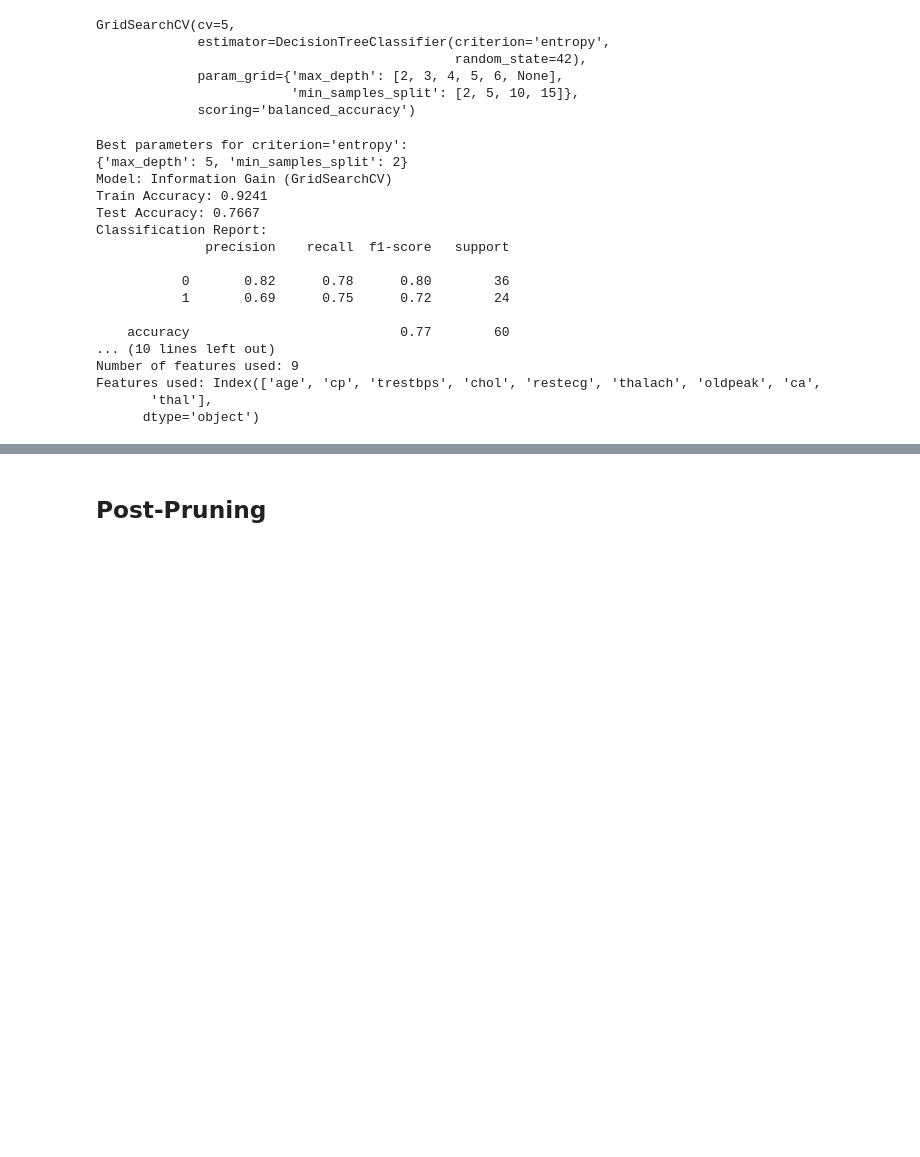
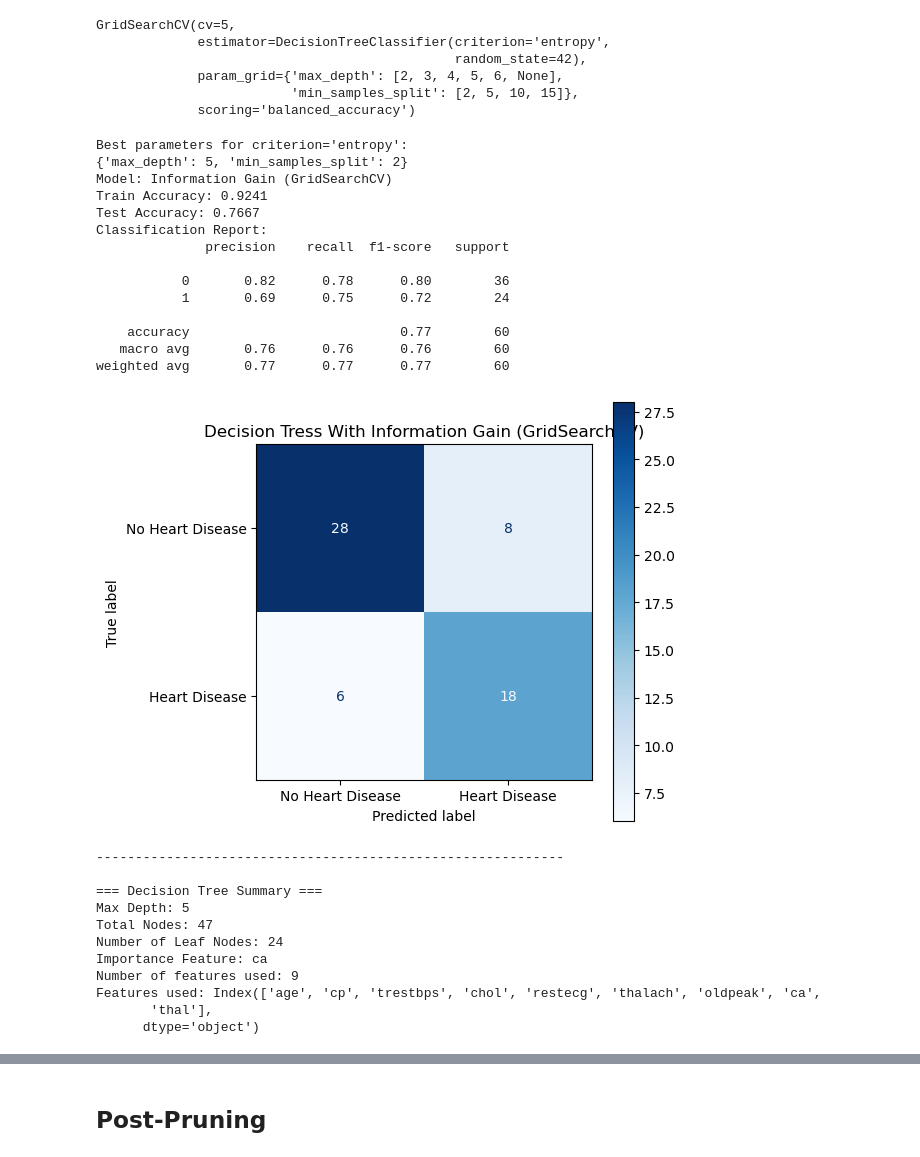
Before and after one commit to virakden/decision-tree-ranfor, a Jupyter notebook: decision-tree.ipynb, the cells around one changed output, grey strips where cells are left out. Saved outputs shown, nothing was run; the diff lists cells and outputs as text; code cells hidden in the pictures; blank space fills up the shorter version.

```diff
--- a/decision-tree.ipynb
+++ b/decision-tree.ipynb
@@ -389,28 +425,37 @@ GridSearchCV(cv=5,
 # %%
 print("Best parameters for criterion='entropy':")
 print(grid_search_entropy.best_params_)
 
-evaluate(grid_search_entropy.best_estimator_, "Information Gain (GridSearchCV)", X_test, y_test)
+evaluate(grid_search_entropy.best_estimator_, "Information Gain (GridSearchCV)", X_test, y_test, "Decision Tress With Information Gain (GridSearchCV)")
 tree_summary(grid_search_entropy.best_estimator_, "dt_entropy_search")
 visualizeModel(grid_search_entropy.best_estimator_, "dt_entropy_search")
 # %% [output]
 Best parameters for criterion='entropy':
 {'max_depth': 5, 'min_samples_split': 2}
 Model: Information Gain (GridSearchCV)
 Train Accuracy: 0.9241
 Test Accuracy: 0.7667
 Classification Report:
               precision    recall  f1-score   support
 
            0       0.82      0.78      0.80        36
            1       0.69      0.75      0.72        24
 
     accuracy                           0.77        60
-... (10 lines left out)
-Number of features used: 9
-Features used: Index(['age', 'cp', 'trestbps', 'chol', 'restecg', 'thalach', 'oldpeak', 'ca',
-       'thal'],
-      dtype='object')
+   macro avg       0.76      0.76      0.76        60
+weighted avg       0.77      0.77      0.77        60
+[figure, added]
+------------------------------------------------------------
+
+=== Decision Tree Summary ===
+Max Depth: 5
+Total Nodes: 47
+Number of Leaf Nodes: 24
+Importance Feature: ca
+Number of features used: 9
+Features used: Index(['age', 'cp', 'trestbps', 'chol', 'restecg', 'thalach', 'oldpeak', 'ca',
+       'thal'],
+      dtype='object')
 [drawing not drawn]
 # %% [markdown]
 ## Post-Pruning
```
Also changed, not shown: parts of 11 cells of this notebook, 8 other files.
